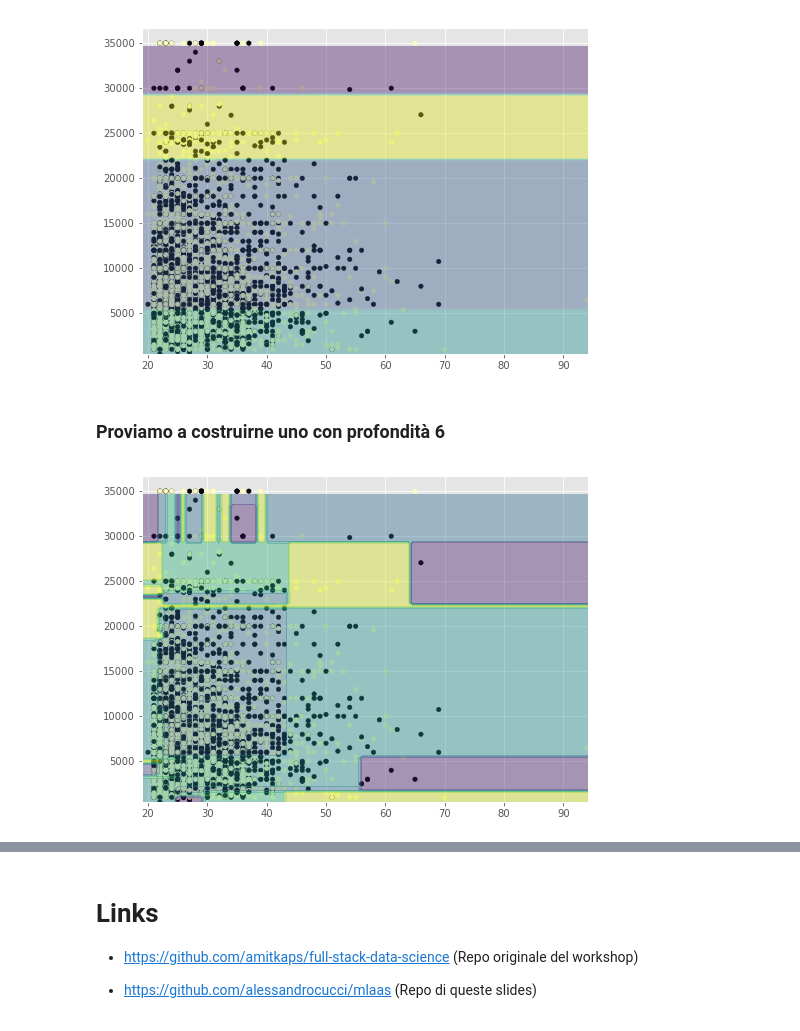
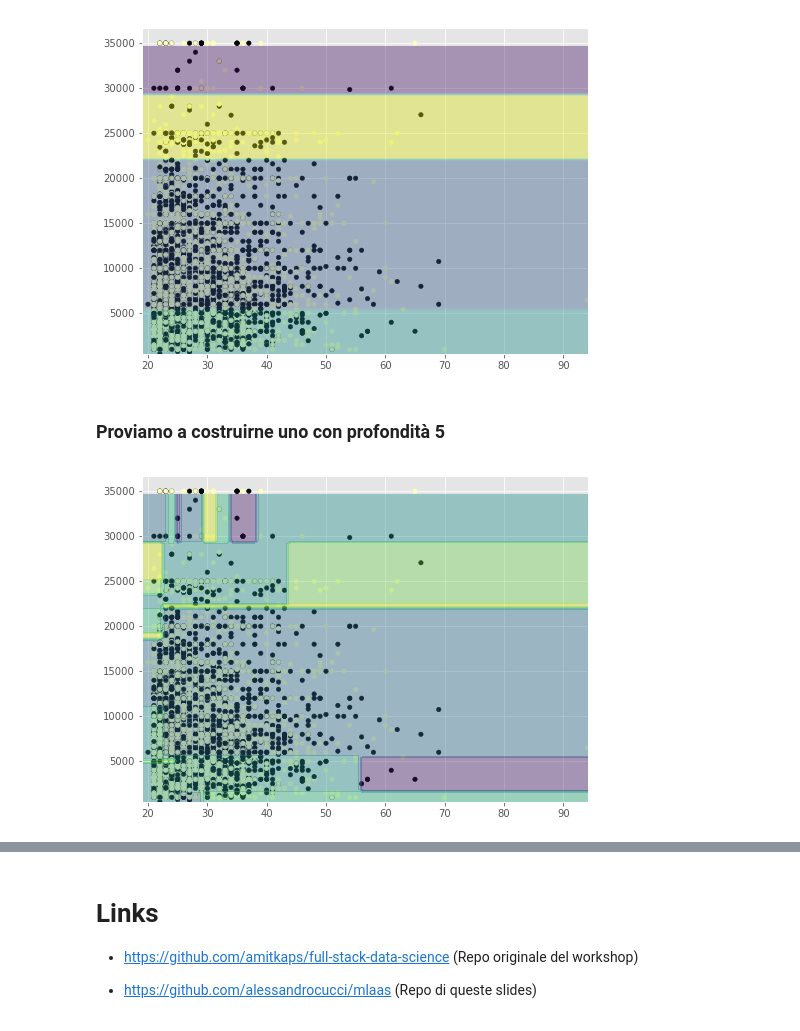
Before and after one commit to alessandrocucci/mlaas, a Jupyter notebook: static/Machine Learning as a Service.ipynb, the cells around one changed output, grey strips where cells are left out. Drawn from its saved outputs; the diff is of its cells as text; code cells hidden in the pictures.

```diff
--- a/static/Machine Learning as a Service.ipynb
+++ b/static/Machine Learning as a Service.ipynb
@@ -270,9 +270,9 @@ plot_boundaries(X_2, clf_dt)
 # %% [output]
 [figure]
 # %% [markdown]
-### Proviamo a costruirne uno con profondità 6
+### Proviamo a costruirne uno con profondità 5
 # %%
-clf_dt_5 = tree.DecisionTreeClassifier(max_depth=6).fit(X_2,y)
+clf_dt_5 = tree.DecisionTreeClassifier(max_depth=5).fit(X_2,y)
 plot_boundaries(X_2, clf_dt_5)
 # %% [output]
-[figure, old version]
+[figure, new version]
```
Also changed, not shown: parts of 12 cells of this notebook, 3 other files.
